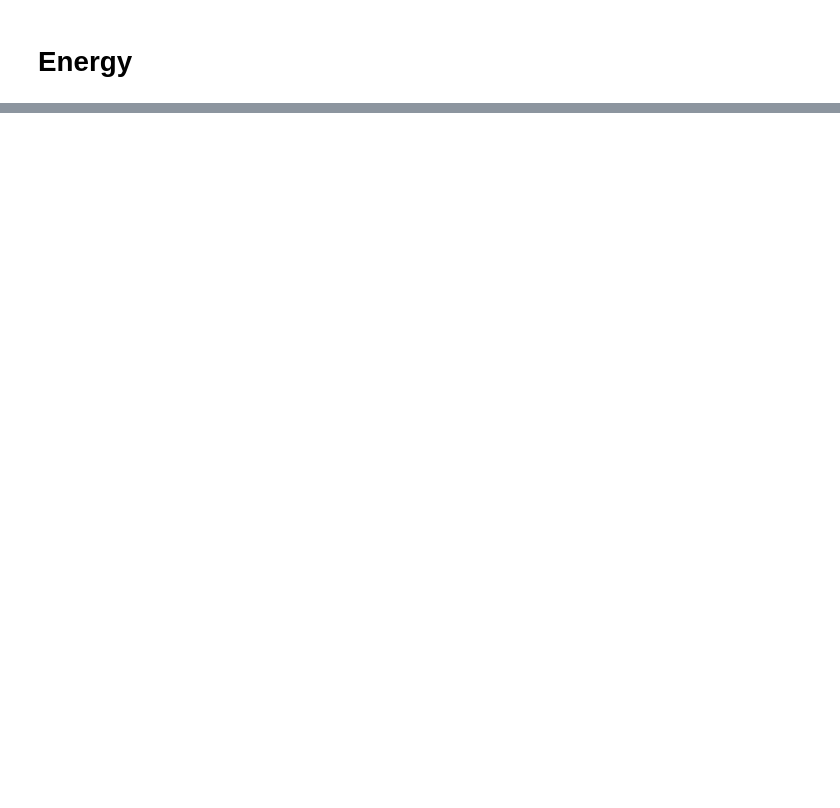
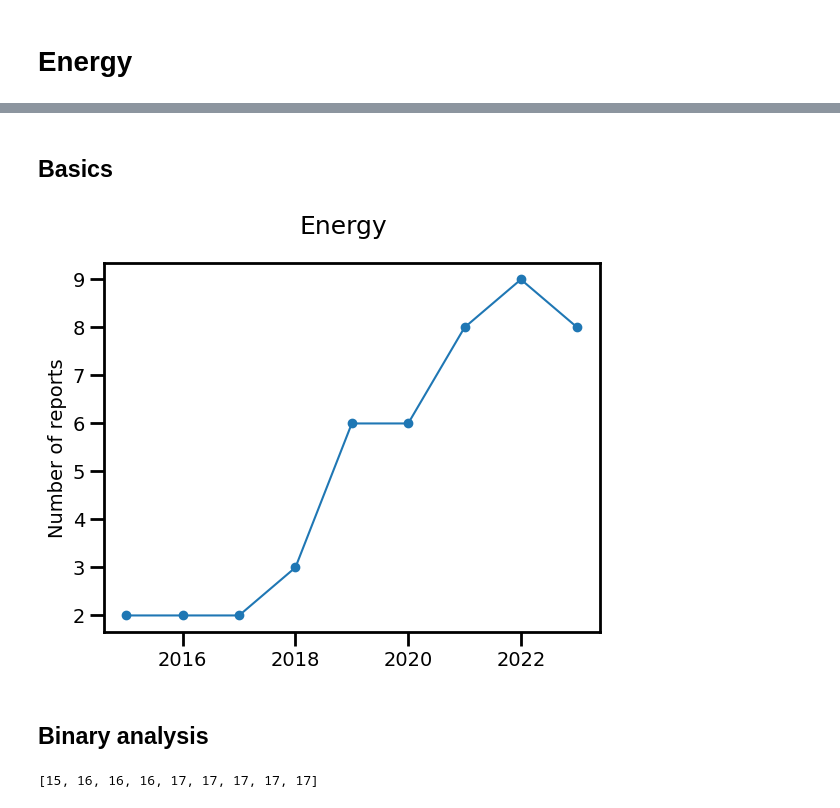
Before and after one commit to fabiosaracco/sdg_repos, a Jupyter notebook: 3_0_sdg2vec.ipynb, the cells around one changed output, grey strips where cells are left out. Drawn from its saved outputs; the diff is of its cells as text; code cells hidden in the pictures; blank space fills up the shorter version.

```diff
--- a/3_0_sdg2vec.ipynb
+++ b/3_0_sdg2vec.ipynb
@@ -36,0 +43,5 @@ import file_organizer as fo
+# %%
+e_folder=main_folder+'Energy/'
+# %%
+c_folders=os.listdir(e_folder)
+c_folders.sort()
@@ -36,0 +60,23 @@ import file_organizer as fo
+# %% [markdown]
+## Basics
+# %%
+energy_texts={}
+for y in range(2015, 2024):
+    energy_texts[str(y)]={}
+# %%
+for i, c_folder in enumerate(tqdm(c_folders)):
+    files=os.listdir(e_folder+c_folder)
+    files.sort()
+    for file in tqdm(files, desc=c_folder, leave=False):
+        year=file[:4]
+        #print(year)
+        energy_texts[year][c_folder]=file2text(e_folder+c_folder+'/'+file)
+# %%
+plt.plot(range(2015, 2024), [len(energy_texts[year].keys()) for year in energy_texts.keys()], marker='o')
+plt.ylabel('Number of reports', fontsize=14)
+plt.suptitle('Energy', fontsize=18)
+plt.show()
+# %% [output]
+[figure, added]
+# %% [markdown]
+## Binary analysis
@@ -36,0 +92,4 @@ import file_organizer as fo
+# %%
+[np.sum(np.sum(energy_bi[key], axis=0)>0) for key in energy_bi.keys()]
+# %% [output]
+[15, 16, 16, 16, 17, 17, 17, 17, 17]
```
Also changed, not shown: parts of 10 cells of this notebook, 1 other file.
